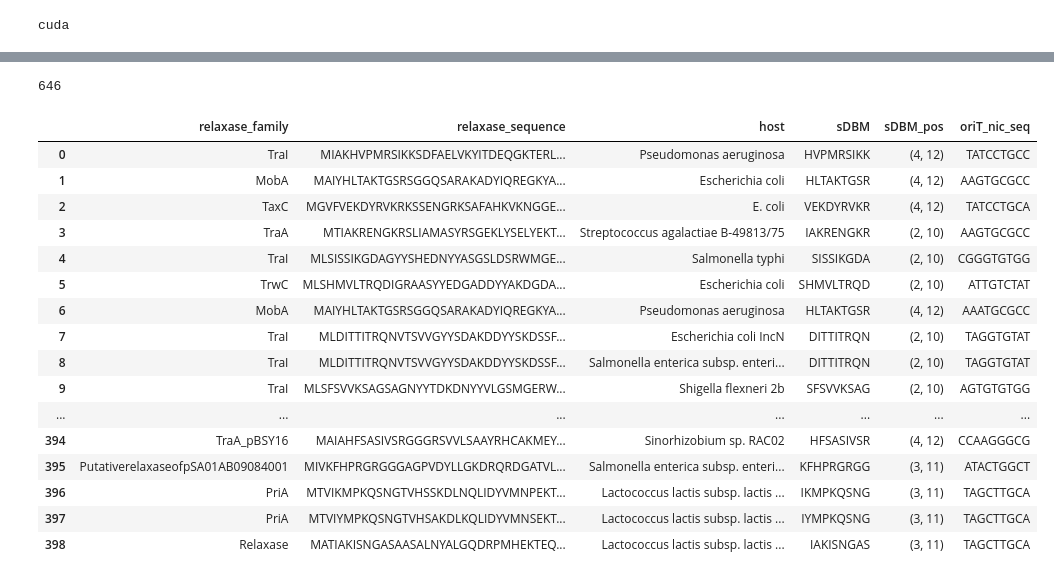
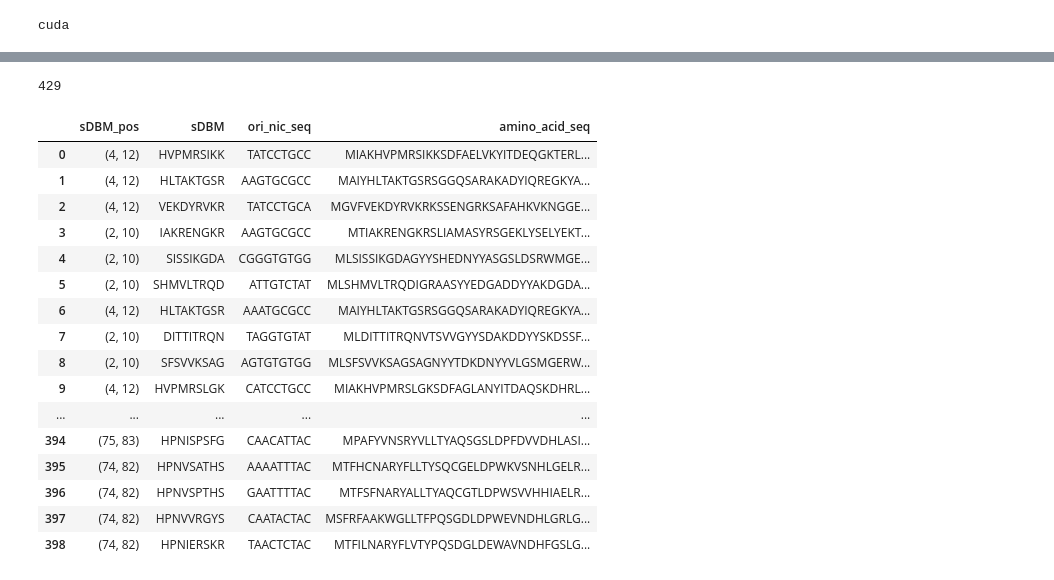
Before and after one commit to Nisanga-P/huh-dna-specificity, a Jupyter notebook: notebooks/ori_predicter.ipynb, the cells around one changed output, grey strips where cells are left out. Saved outputs shown, nothing was run; the diff lists cells and outputs as text; code cells hidden in the pictures.

Commit message:
ori pred separately validated for rep and relax

```diff
--- a/notebooks/ori_predicter.ipynb
+++ b/notebooks/ori_predicter.ipynb
@@ -136,0 +284,11 @@ plt.show()
+# %%
+df_new_relaxase = pd.read_csv("../data/processed/unique_relaxase_oriT_dataset.csv")
+
+df_new_rep = pd.read_csv("../data/processed/unique_rep_oriR_dataset.csv")
+
+df_new_rep.rename(columns={"sDBM_pos": "sDBM_pos", "sDBM": "sDBM", "ori_seq": "ori_nic_seq", "rep_amino_acid_seq": "amino_acid_seq"}, inplace=True)
+df_new_relaxase.rename(columns={"sDBM_pos": "sDBM_pos", "sDBM": "sDBM", "oriT_nic_seq": "ori_nic_seq", "relaxase_sequence": "amino_acid_seq"}, inplace=True)
+
+df = pd.concat([df_new_relaxase, df_new_rep], ignore_index=True)
+
+df
@@ -468,27 +660,27 @@ plt.show()
 # %%
 # Print entire dataset!
 
-print(len(df_new))
+print(len(df))
 with pd.option_context('display.max_rows', None, 'display.max_columns', None):
-    display(df_new)
+    display(df)
 # %% [output]
-646
+429
-|  | relaxase_family | relaxase_sequence | host | sDBM | sDBM_pos | oriT_nic_seq |
-| 0 | TraI | MIAKHVPMRSIKKSDFAELVKYITDEQGKTERL... | Pseudomonas aeruginosa | HVPMRSIKK | (4, 12) | TATCCTGCC |
-| 1 | MobA | MAIYHLTAKTGSRSGGQSARAKADYIQREGKYA... | Escherichia coli | HLTAKTGSR | (4, 12) | AAGTGCGCC |
-| 2 | TaxC | MGVFVEKDYRVKRKSSENGRKSAFAHKVKNGGE... | E. coli | VEKDYRVKR | (4, 12) | TATCCTGCA |
-| 3 | TraA | MTIAKRENGKRSLIAMASYRSGEKLYSELYEKT... | Streptococcus agalactiae B-49813/75 | IAKRENGKR | (2, 10) | AAGTGCGCC |
-| 4 | TraI | MLSISSIKGDAGYYSHEDNYYASGSLDSRWMGE... | Salmonella typhi | SISSIKGDA | (2, 10) | CGGGTGTGG |
-| 5 | TrwC | MLSHMVLTRQDIGRAASYYEDGADDYYAKDGDA... | Escherichia coli | SHMVLTRQD | (2, 10) | ATTGTCTAT |
-| 6 | MobA | MAIYHLTAKTGSRSGGQSARAKADYIQREGKYA... | Pseudomonas aeruginosa | HLTAKTGSR | (4, 12) | AAATGCGCC |
-| 7 | TraI | MLDITTITRQNVTSVVGYYSDAKDDYYSKDSSF... | Escherichia coli IncN | DITTITRQN | (2, 10) | TAGGTGTAT |
-| 8 | TraI | MLDITTITRQNVTSVVGYYSDAKDDYYSKDSSF... | Salmonella enterica subsp. enteri... | DITTITRQN | (2, 10) | TAGGTGTAT |
-| 9 | TraI | MLSFSVVKSAGSAGNYYTDKDNYYVLGSMGERW... | Shigella flexneri 2b | SFSVVKSAG | (2, 10) | AGTGTGTGG |
-| ... | ... | ... | ... | ... | ... | ... |
-| 394 | TraA_pBSY16 | MAIAHFSASIVSRGGGRSVVLSAAYRHCAKMEY... | Sinorhizobium sp. RAC02 | HFSASIVSR | (4, 12) | CCAAGGGCG |
-| 395 | PutativerelaxaseofpSA01AB09084001 | MIVKFHPRGRGGGAGPVDYLLGKDRQRDGATVL... | Salmonella enterica subsp. enteri... | KFHPRGRGG | (3, 11) | ATACTGGCT |
-| 396 | PriA | MTVIKMPKQSNGTVHSSKDLNQLIDYVMNPEKT... | Lactococcus lactis subsp. lactis ... | IKMPKQSNG | (3, 11) | TAGCTTGCA |
-| 397 | PriA | MTVIYMPKQSNGTVHSAKDLKQLIDYVMNSEKT... | Lactococcus lactis subsp. lactis ... | IYMPKQSNG | (3, 11) | TAGCTTGCA |
-| 398 | Relaxase | MATIAKISNGASAASALNYALGQDRPMHEKTEQ... | Lactococcus lactis subsp. lactis ... | IAKISNGAS | (3, 11) | TAGCTTGCA |
+|  | sDBM_pos | sDBM | ori_nic_seq | amino_acid_seq |
+| 0 | (4, 12) | HVPMRSIKK | TATCCTGCC | MIAKHVPMRSIKKSDFAELVKYITDEQGKTERL... |
+| 1 | (4, 12) | HLTAKTGSR | AAGTGCGCC | MAIYHLTAKTGSRSGGQSARAKADYIQREGKYA... |
+| 2 | (4, 12) | VEKDYRVKR | TATCCTGCA | MGVFVEKDYRVKRKSSENGRKSAFAHKVKNGGE... |
+| 3 | (2, 10) | IAKRENGKR | AAGTGCGCC | MTIAKRENGKRSLIAMASYRSGEKLYSELYEKT... |
+| 4 | (2, 10) | SISSIKGDA | CGGGTGTGG | MLSISSIKGDAGYYSHEDNYYASGSLDSRWMGE... |
+| 5 | (2, 10) | SHMVLTRQD | ATTGTCTAT | MLSHMVLTRQDIGRAASYYEDGADDYYAKDGDA... |
+| 6 | (4, 12) | HLTAKTGSR | AAATGCGCC | MAIYHLTAKTGSRSGGQSARAKADYIQREGKYA... |
+| 7 | (2, 10) | DITTITRQN | TAGGTGTAT | MLDITTITRQNVTSVVGYYSDAKDDYYSKDSSF... |
+| 8 | (2, 10) | SFSVVKSAG | AGTGTGTGG | MLSFSVVKSAGSAGNYYTDKDNYYVLGSMGERW... |
+| 9 | (4, 12) | HVPMRSLGK | CATCCTGCC | MIAKHVPMRSLGKSDFAGLANYITDAQSKDHRL... |
+| ... | ... | ... | ... | ... |
+| 394 | (75, 83) | HPNISPSFG | CAACATTAC | MPAFYVNSRYVLLTYAQSGSLDPFDVVDHLASI... |
+| 395 | (74, 82) | HPNVSATHS | AAAATTTAC | MTFHCNARYFLLTYSQCGELDPWKVSNHLGELR... |
+| 396 | (74, 82) | HPNVSPTHS | GAATTTTAC | MTFSFNARYALLTYAQCGTLDPWSVVHHIAELR... |
+| 397 | (74, 82) | HPNVVRGYS | CAATACTAC | MSFRFAAKWGLLTFPQSGDLDPWEVNDHLGRLG... |
+| 398 | (74, 82) | HPNIERSKR | TAACTCTAC | MTFILNARYFLVTYPQSDGLDEWAVNDHFGSLG... |
 # %%
 final_df.to_csv('../data/processed/final_rep_virus_dataset.csv', index=False)
```
Also changed, not shown: parts of 19 cells of this notebook, 59 other files.
